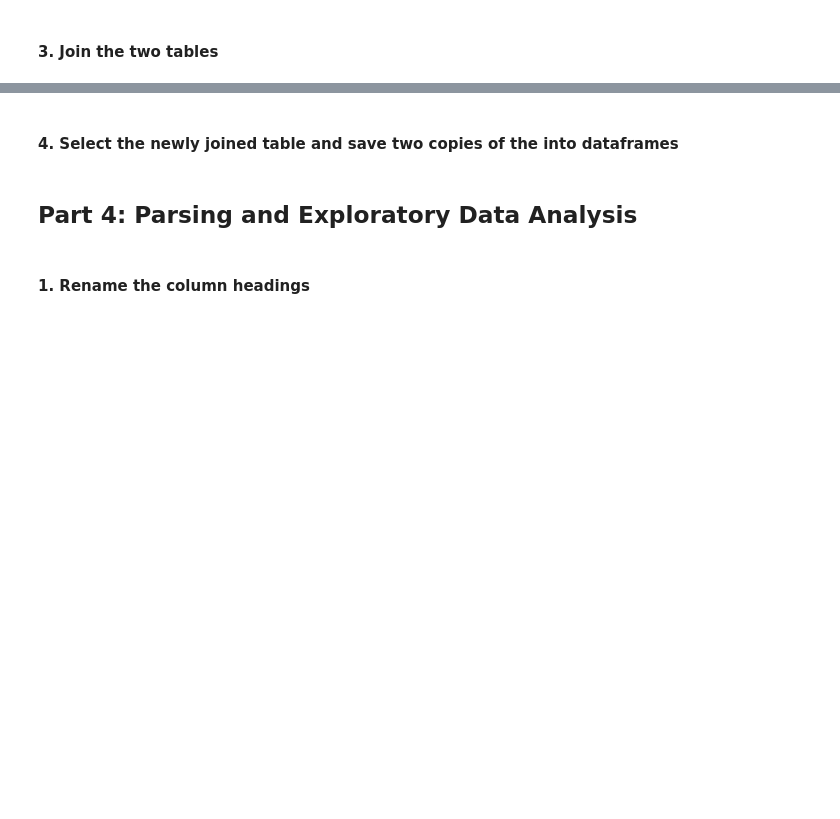
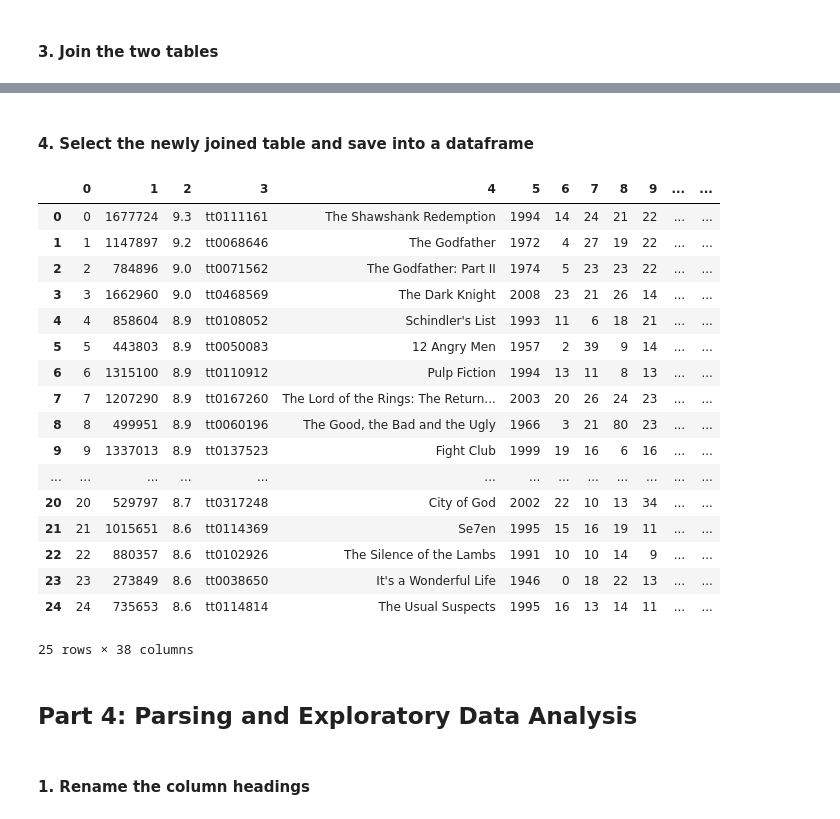
Before and after one commit to cvall018/DSI-CarlosV, a Jupyter notebook: Curriculum/Projects/Notebooks/Project6.ipynb, the cells around one changed output, grey strips where cells are left out. Saved outputs shown, nothing was run; the diff lists cells and outputs as text; code cells hidden in the pictures; blank space fills up the shorter version.

```diff
--- a/Curriculum/Projects/Notebooks/Project6.ipynb
+++ b/Curriculum/Projects/Notebooks/Project6.ipynb
@@ -155,5 +207,27 @@ For ease, we can call these table1 and table2
 # %% [markdown]
-#### 4. Select the newly joined table and save two copies of the into dataframes
+#### 4. Select the newly joined table and save into a dataframe
+# %%
+results = pd.DataFrame(result)
+results
+# %% [output]
+|  | 0 | 1 | 2 | 3 | 4 | 5 | 6 | 7 | 8 | 9 | ... | ... |
+| 0 | 0 | 1677724 | 9.3 | tt0111161 | The Shawshank Redemption | 1994 | 14 | 24 | 21 | 22 | ... | ... |
+| 1 | 1 | 1147897 | 9.2 | tt0068646 | The Godfather | 1972 | 4 | 27 | 19 | 22 | ... | ... |
+| 2 | 2 | 784896 | 9.0 | tt0071562 | The Godfather: Part II | 1974 | 5 | 23 | 23 | 22 | ... | ... |
+| 3 | 3 | 1662960 | 9.0 | tt0468569 | The Dark Knight | 2008 | 23 | 21 | 26 | 14 | ... | ... |
+| 4 | 4 | 858604 | 8.9 | tt0108052 | Schindler's List | 1993 | 11 | 6 | 18 | 21 | ... | ... |
+| 5 | 5 | 443803 | 8.9 | tt0050083 | 12 Angry Men | 1957 | 2 | 39 | 9 | 14 | ... | ... |
+| 6 | 6 | 1315100 | 8.9 | tt0110912 | Pulp Fiction | 1994 | 13 | 11 | 8 | 13 | ... | ... |
+| 7 | 7 | 1207290 | 8.9 | tt0167260 | The Lord of the Rings: The Return... | 2003 | 20 | 26 | 24 | 23 | ... | ... |
+| 8 | 8 | 499951 | 8.9 | tt0060196 | The Good, the Bad and the Ugly | 1966 | 3 | 21 | 80 | 23 | ... | ... |
+| 9 | 9 | 1337013 | 8.9 | tt0137523 | Fight Club | 1999 | 19 | 16 | 6 | 16 | ... | ... |
+| ... | ... | ... | ... | ... | ... | ... | ... | ... | ... | ... | ... | ... |
+| 20 | 20 | 529797 | 8.7 | tt0317248 | City of God | 2002 | 22 | 10 | 13 | 34 | ... | ... |
+| 21 | 21 | 1015651 | 8.6 | tt0114369 | Se7en | 1995 | 15 | 16 | 19 | 11 | ... | ... |
+| 22 | 22 | 880357 | 8.6 | tt0102926 | The Silence of the Lambs | 1991 | 10 | 10 | 14 | 9 | ... | ... |
+| 23 | 23 | 273849 | 8.6 | tt0038650 | It's a Wonderful Life | 1946 | 0 | 18 | 22 | 13 | ... | ... |
+| 24 | 24 | 735653 | 8.6 | tt0114814 | The Usual Suspects | 1995 | 16 | 13 | 14 | 11 | ... | ... |
+25 rows × 38 columns
 # %% [markdown]
 ## Part 4: Parsing and Exploratory Data Analysis
 # %% [markdown]
```
Also changed, not shown: parts of 36 cells of this notebook, 1 other file.
